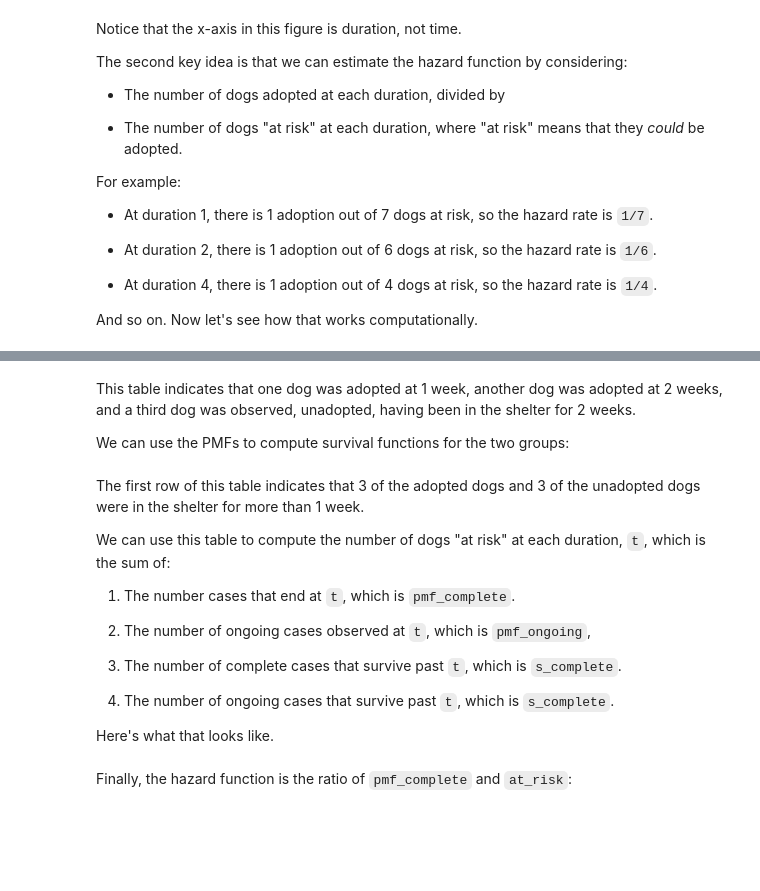
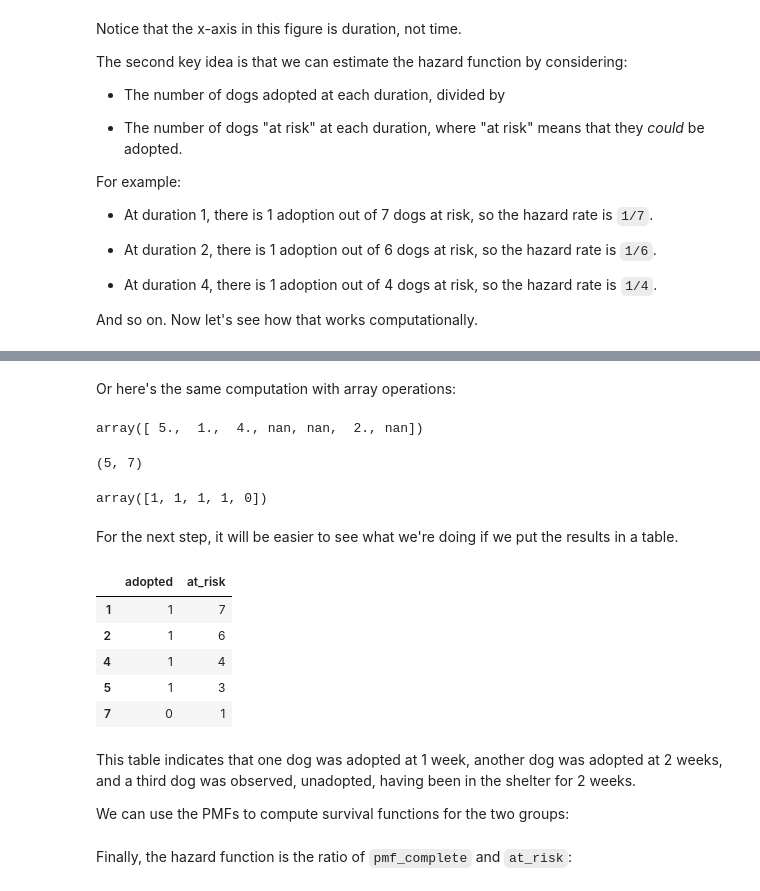
Before and after one commit to AllenDowney/SurvivalAnalysisPython, a Jupyter notebook: _sources/02_kaplan_meier.ipynb, the cells around one changed output, grey strips where cells are left out. Saved outputs shown, nothing was run; the diff lists cells and outputs as text; code cells hidden in the pictures; blank space fills up the shorter version.

```diff
--- a/_sources/02_kaplan_meier.ipynb
+++ b/_sources/02_kaplan_meier.ipynb
@@ -138,0 +162,3 @@ index = pmf_complete.index.union(pmf_ongoing.index)
+# %%
+at_risk = (T <= E).sum(axis=1)
+at_risk
@@ -139,6 +188,34 @@ index = pmf_complete.index.union(pmf_ongoing.index)
+# %% [markdown]
+Or here's the same computation with array operations:
+# %%
+adopt_times = np.where(shifted['status'], shifted['end'], np.nan)
+adopt_times
+# %% [output]
+array([ 5.,  1.,  4., nan, nan,  2., nan])
+# %%
+A, T = np.meshgrid(adopt_times, ts)
+T.shape
+# %% [output]
+(5, 7)
+# %%
+adopted = (T == A).sum(axis=1)
+adopted
+# %% [output]
+array([1, 1, 1, 1, 0])
+# %% [markdown]
+For the next step, it will be easier to see what we're doing if we put the results in a table.
 # %%
-df = pd.DataFrame(d, index=index).fillna(0)
+d = dict(adopted=adopted,
+         at_risk=at_risk)
+df = pd.DataFrame(d, index=ts)
 df
+# %% [output]
+|  | adopted | at_risk |
+| 1 | 1 | 7 |
+| 2 | 1 | 6 |
+| 4 | 1 | 4 |
+| 5 | 1 | 3 |
+| 7 | 0 | 1 |
 # %% [markdown]
 This table indicates that one dog was adopted at 1 week, another dog was adopted at 2 weeks, and a third dog was observed, unadopted, having been in the shelter for 2 weeks.
 
@@ -154,14 +222,0 @@ df
-# %% [markdown]
-The first row of this table indicates that 3 of the adopted dogs and 3 of the unadopted dogs were in the shelter for more than 1 week.
-
-We can use this table to compute the number of dogs "at risk" at each duration, `t`, which is the sum of:
-
-1) The number cases that end at `t`, which is `pmf_complete`.
-
-2) The number of ongoing cases observed at `t`, which is `pmf_ongoing`,
-
-3) The number of complete cases that survive past `t`, which is `s_complete`.
-
-4) The number of ongoing cases that survive past `t`, which is `s_complete`.
-
-Here's what that looks like.
```
Also changed, not shown: parts of 37 cells of this notebook, 4 other files.
